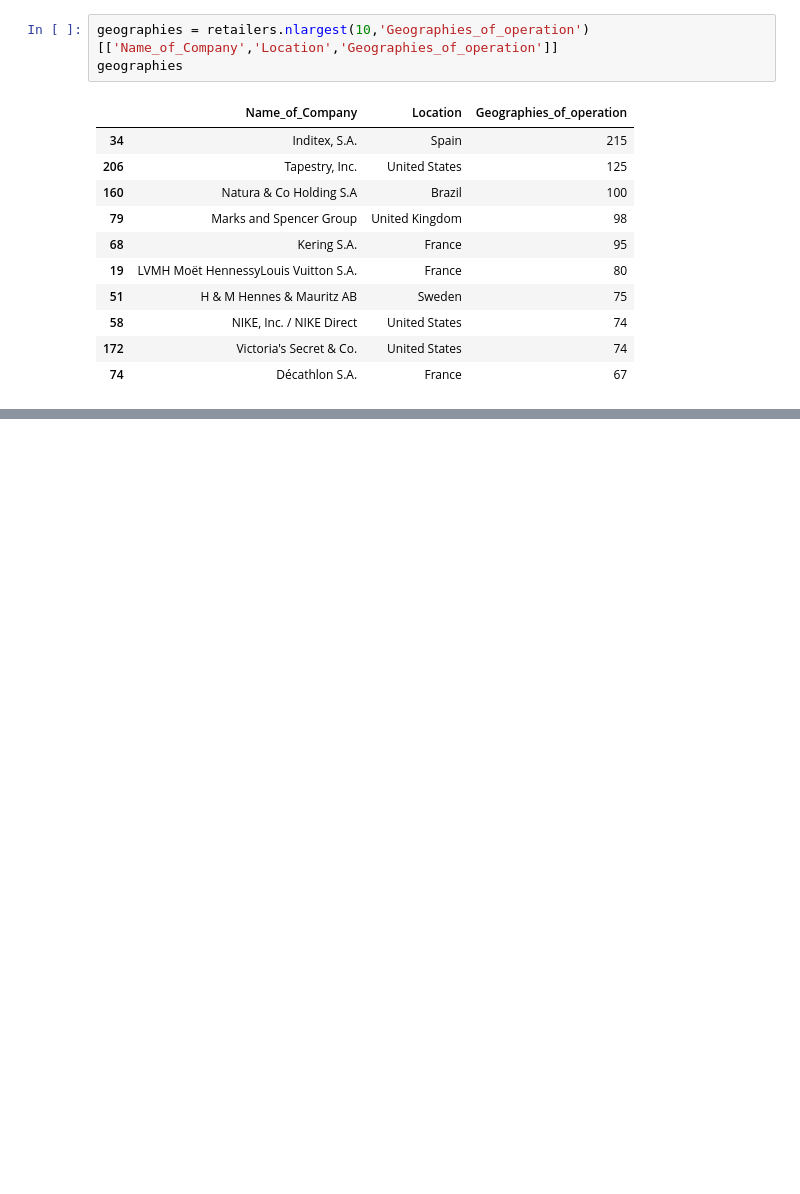
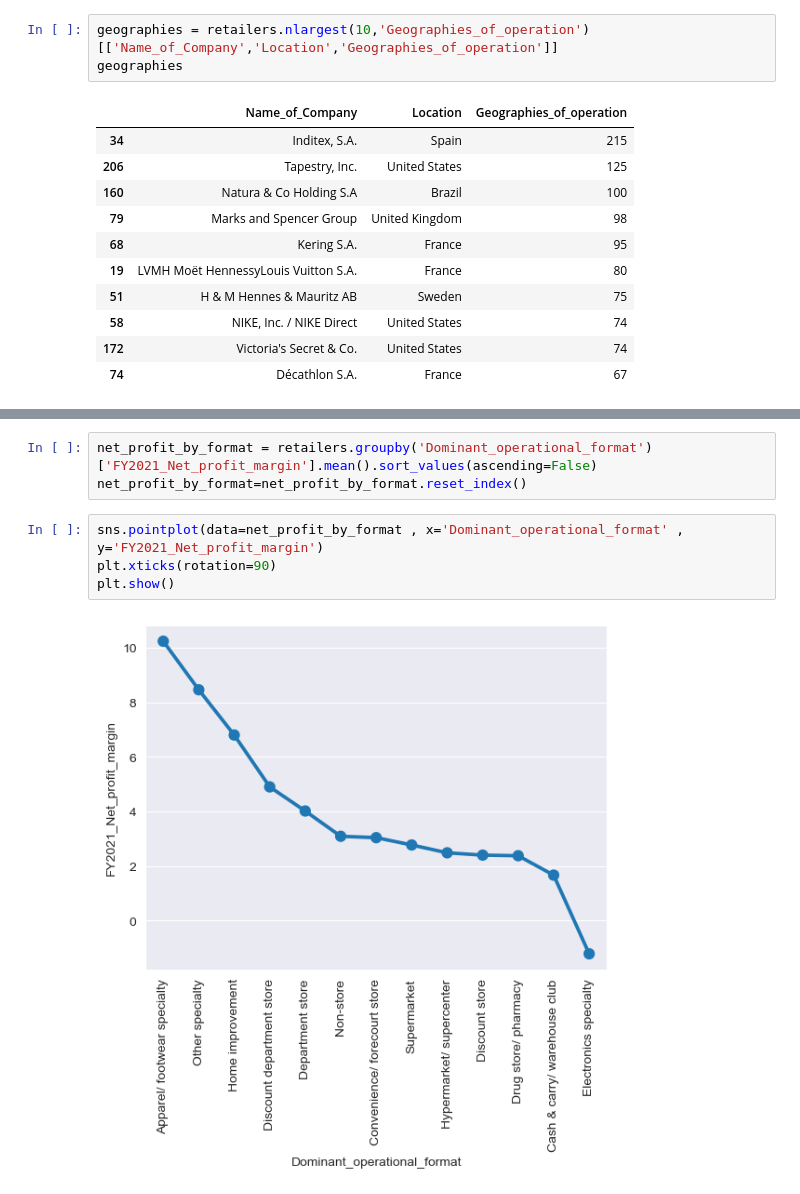
Before and after one commit to Kerenyambura/PythonAnalysis, a Jupyter notebook: leading_retailers_2021.ipynb, the cells around one changed output, grey strips where cells are left out. Cells and saved outputs as stored; diff of their text form; blank space fills up the shorter version.

```diff
--- a/leading_retailers_2021.ipynb
+++ b/leading_retailers_2021.ipynb
@@ -522,0 +546,9 @@ plt.xticks(rotation=45, ha='right');
+# %%
+net_profit_by_format = retailers.groupby('Dominant_operational_format')['FY2021_Net_profit_margin'].mean().sort_values(ascending=False)
+net_profit_by_format=net_profit_by_format.reset_index()
+# %%
+sns.pointplot(data=net_profit_by_format , x='Dominant_operational_format' , y='FY2021_Net_profit_margin')
+plt.xticks(rotation=90)
+plt.show()
+# %% [output]
+[figure, added]
```
Also changed, not shown: parts of 11 cells of this notebook.
